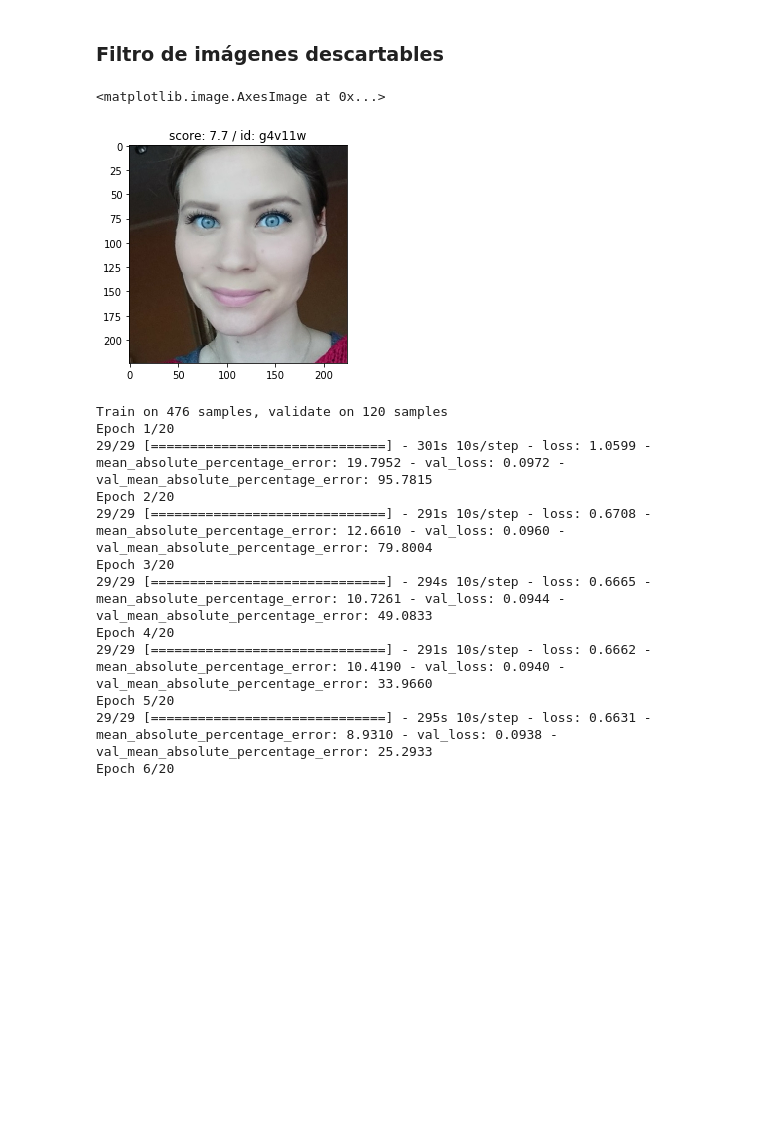
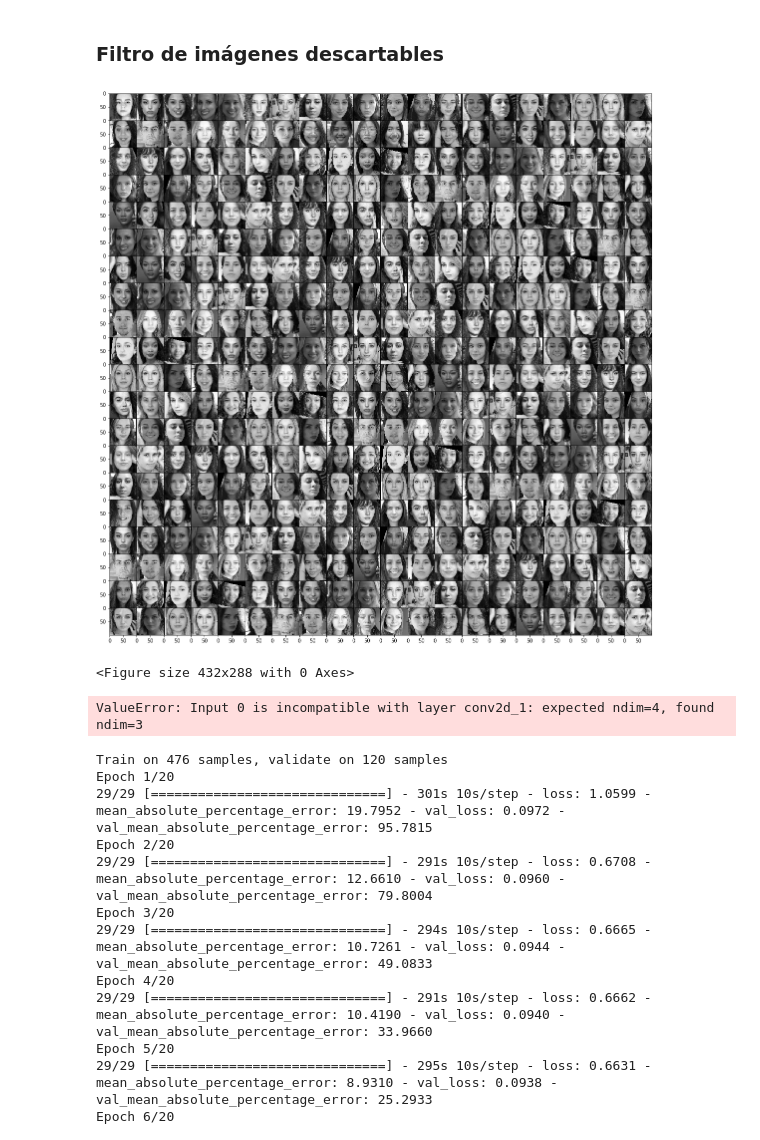
Before and after one commit to MartinCastillo/Reddit-r-rateme-statistics, a Jupyter notebook: face_score_model/faces_keras_rateme.ipynb, the cells around one changed output. Saved outputs shown, nothing was run; the diff lists cells and outputs as text; code cells hidden in the pictures; blank space fills up the shorter version.

```diff
--- a/face_score_model/faces_keras_rateme.ipynb
+++ b/face_score_model/faces_keras_rateme.ipynb
@@ -19,7 +17,7 @@ batch_size = 16
 img_width=224
 img_height=224
 # %%
-train_data_file = 'data/data_r_rateme_comment_lim_12_mask_false_224px_bgr.pkl'
+train_data_file = 'data\data_r_truerateme_comment_lim_10_mask_false_100px.pkl'
 df = pd.read_pickle(train_data_file)
 # %% [markdown]
 ### Filtro de imágenes descartables
@@ -47,13 +45,23 @@ scores = scores_series.to_numpy()
 img_train,img_test,score_train,score_test = train_test_split(imgs,scores,test_size=0.2,random_state=42)
 input_shape = img_train.shape[1:]
 #scores_series.plot.hist(grid=0, rwidth=0.9,color='#0504aa')
-# %%
-n = 800
-plt.title("score: {} / id: {}".format(round(df['score'][n]*10,1),df['id'][n]))
-plt.imshow(cv2.cvtColor(df['image'][n], cv2.COLOR_BGR2RGB))
-# %% [output]
-<matplotlib.image.AxesImage at 0x...>
-[figure, removed]
+# %%
+from mpl_toolkits.axes_grid1 import ImageGrid
+fig = plt.figure(figsize=(20, 20))
+grid = ImageGrid(fig, 111,  # similar to subplot(111)
+                 nrows_ncols=(20, 20),  # creates 2x2 grid of axes
+                 axes_pad=0,  # pad between axes in inch.
+                 )
+for ax, im in zip(grid, df['image'][20:]):
+    # Iterating over the grid returns the Axes.
+    ax.imshow(im,cmap='gray')
+    plt.axis('off')
+
+plt.show()
+plt.savefig("test.png", bbox_inches='tight')
+# %% [output]
+[figure, added]
+<Figure size 432x288 with 0 Axes>
 # %%
 model = Sequential()
 model.add(Conv2D(32, (2, 2), input_shape=input_shape))
@@ -74,6 +82,8 @@ model.add(Activation('relu'))
 model.add(Dropout(0.5))
 model.add(Dense(1))
 model.add(Activation('sigmoid'))
+# %% [output]
+ValueError: Input 0 is incompatible with layer conv2d_1: expected ndim=4, found ndim=3
 # %%
 model.compile(loss='binary_crossentropy',
               optimizer='rmsprop',
```
Also changed, not shown: parts of 1 cell of this notebook, 6 other files.
